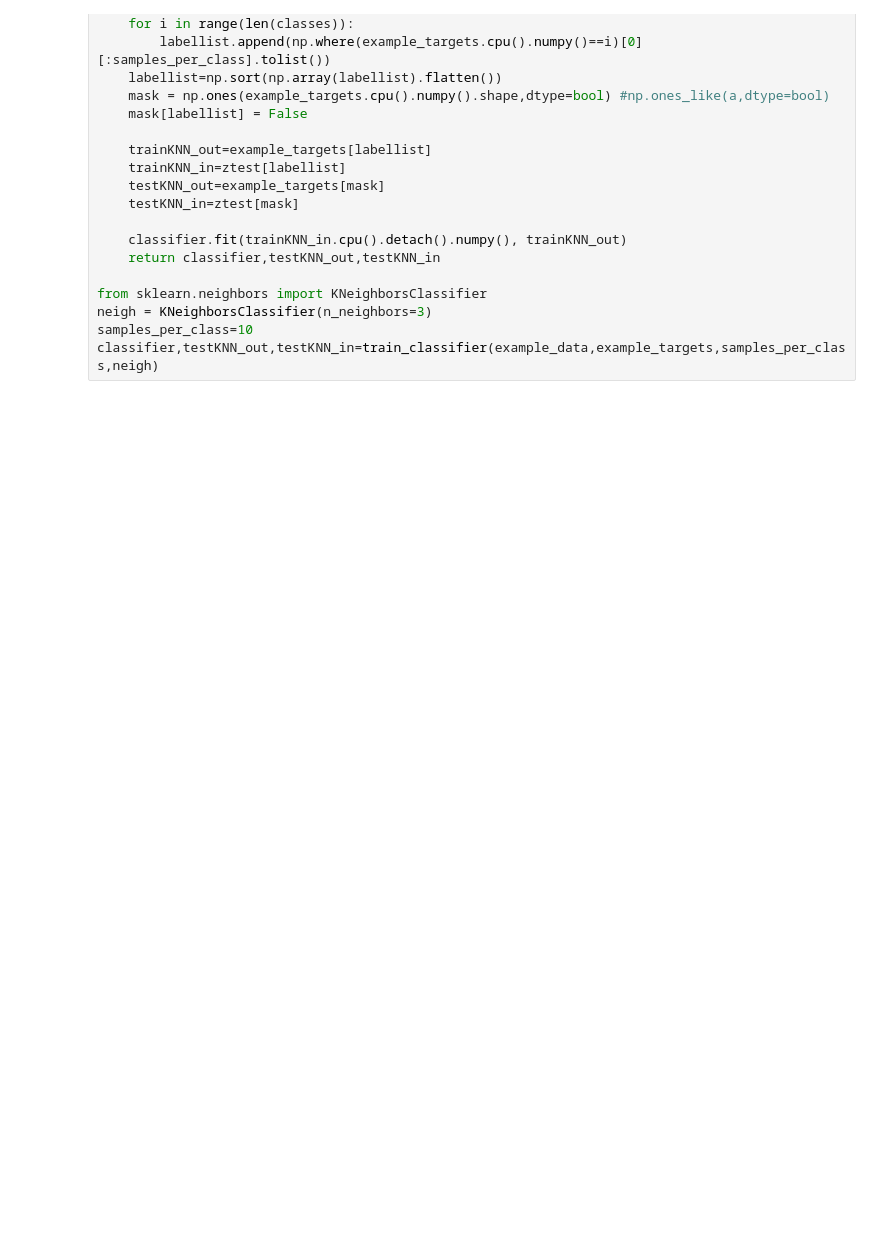
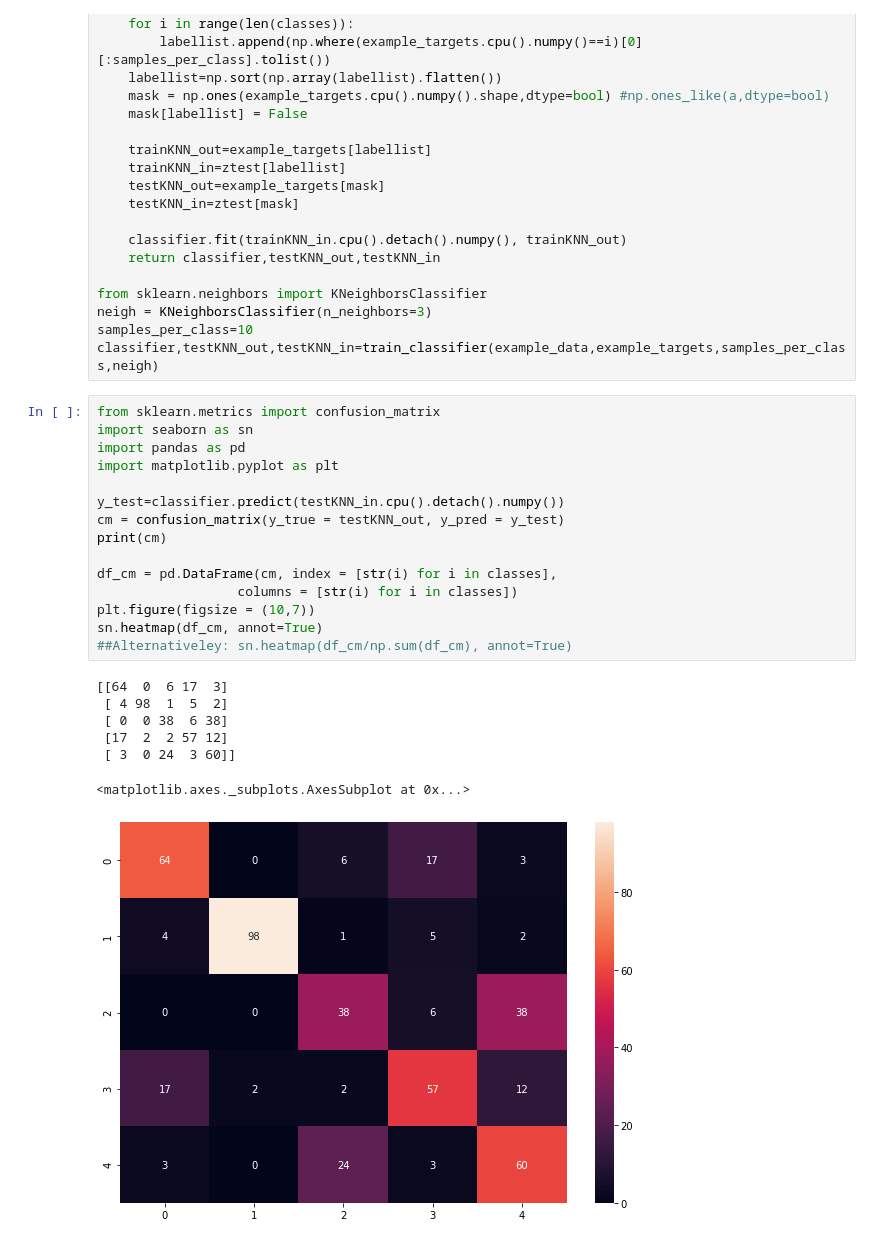
Before and after one commit to BenjaminEriksen95/VAEGen, a Jupyter notebook: VAE_Project-M1-Stef.ipynb, the cells around one changed output. Cells and saved outputs as stored; diff of their text form; blank space fills up the shorter version.

Commit message:
M1 qith confusion matrix

```diff
--- a/VAE_Project-M1-Stef.ipynb
+++ b/VAE_Project-M1-Stef.ipynb
@@ -583,3 +579,26 @@ from sklearn.neighbors import KNeighborsClassifier
 neigh = KNeighborsClassifier(n_neighbors=3)
 samples_per_class=10
 classifier,testKNN_out,testKNN_in=train_classifier(example_data,example_targets,samples_per_class,neigh)
+# %%
+from sklearn.metrics import confusion_matrix
+import seaborn as sn
+import pandas as pd
+import matplotlib.pyplot as plt
+
+y_test=classifier.predict(testKNN_in.cpu().detach().numpy())
+cm = confusion_matrix(y_true = testKNN_out, y_pred = y_test)
+print(cm)
+
+df_cm = pd.DataFrame(cm, index = [str(i) for i in classes],
+                  columns = [str(i) for i in classes])
+plt.figure(figsize = (10,7))
+sn.heatmap(df_cm, annot=True)
+##Alternativeley: sn.heatmap(df_cm/np.sum(df_cm), annot=True)
+# %% [output]
+[[64  0  6 17  3]
+ [ 4 98  1  5  2]
+ [ 0  0 38  6 38]
+ [17  2  2 57 12]
+ [ 3  0 24  3 60]]
+<matplotlib.axes._subplots.AxesSubplot at 0x...>
+[figure, added]
```
Also changed, not shown: parts of 7 cells of this notebook.
